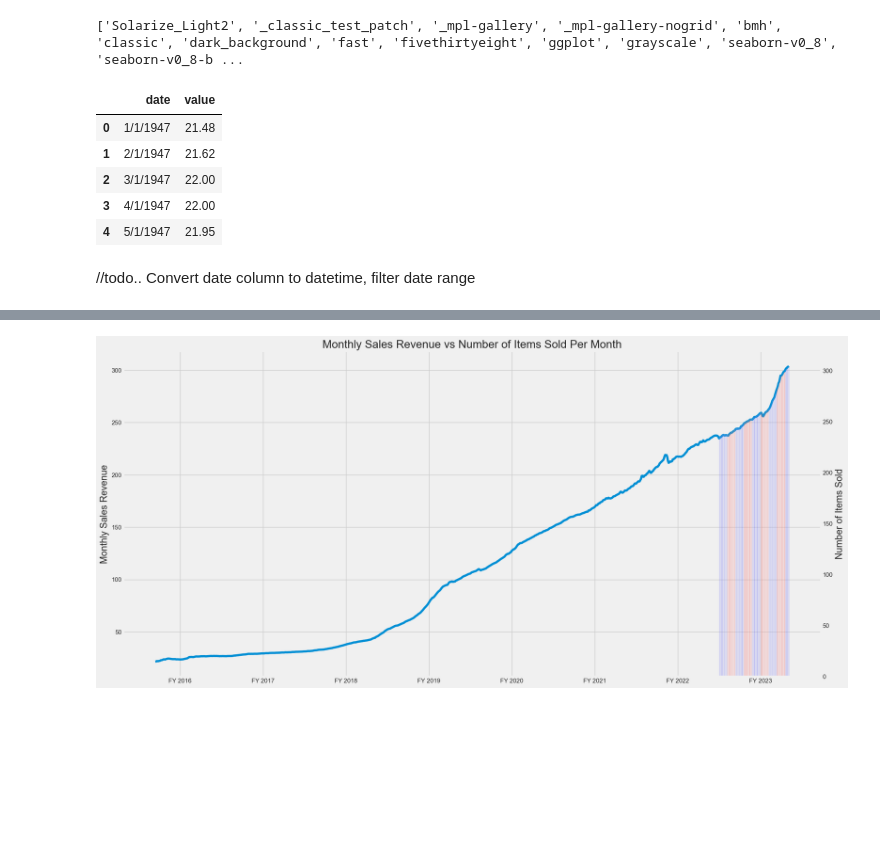
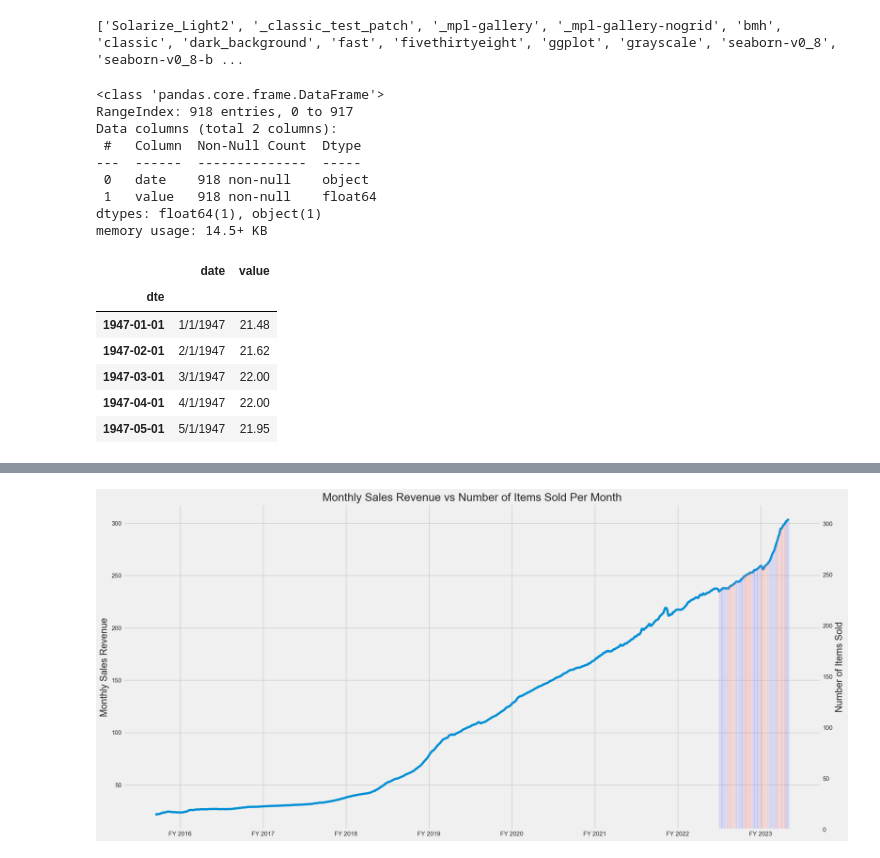
Before and after one commit to xraySMULu/the-big-squeeze, a Jupyter notebook: Code/cg_analysis.ipynb, the cells around one changed output, grey strips where cells are left out. Drawn from its saved outputs; the diff is of its cells as text; code cells hidden in the pictures; blank space fills up the shorter version.

```diff
--- a/Code/cg_analysis.ipynb
+++ b/Code/cg_analysis.ipynb
@@ -61,12 +62,26 @@ def plot_graph(df, title:str, y_label: str):
 # %%
-df_inflationrates = pd.read_csv('../Resources/Data/US_inflation_rates.csv')
-df_inflationrates.head()
+df_inflat = pd.read_csv("../Resources/Data/US_inflation_rates.csv")
+df_inflat.info()
 # %% [output]
-|  | date | value |
-| 0 | 1/1/1947 | 21.48 |
-| 1 | 2/1/1947 | 21.62 |
-| 2 | 3/1/1947 | 22.00 |
-| 3 | 4/1/1947 | 22.00 |
-| 4 | 5/1/1947 | 21.95 |
+<class 'pandas.core.frame.DataFrame'>
+RangeIndex: 918 entries, 0 to 917
+Data columns (total 2 columns):
+ #   Column  Non-Null Count  Dtype
+---  ------  --------------  -----
+ 0   date    918 non-null    object
+ 1   value   918 non-null    float64
+dtypes: float64(1), object(1)
+memory usage: 14.5+ KB
-# %% [markdown]
-//todo.. Convert date column to datetime, filter date range
+# %%
+#filter and convert date column to datetime
+df_inflat["dte"] = pd.to_datetime(df_inflat["date"])
+df_inflat.set_index("dte", inplace=True)
+df_inflat.head()
+# %% [output]
+|  | date | value |
+| dte |  |  |
+| 1947-01-01 | 1/1/1947 | 21.48 |
+| 1947-02-01 | 2/1/1947 | 21.62 |
+| 1947-03-01 | 3/1/1947 | 22.00 |
+| 1947-04-01 | 4/1/1947 | 22.00 |
+| 1947-05-01 | 5/1/1947 | 21.95 |
```
Also changed, not shown: parts of 19 cells of this notebook, 8 other files.
